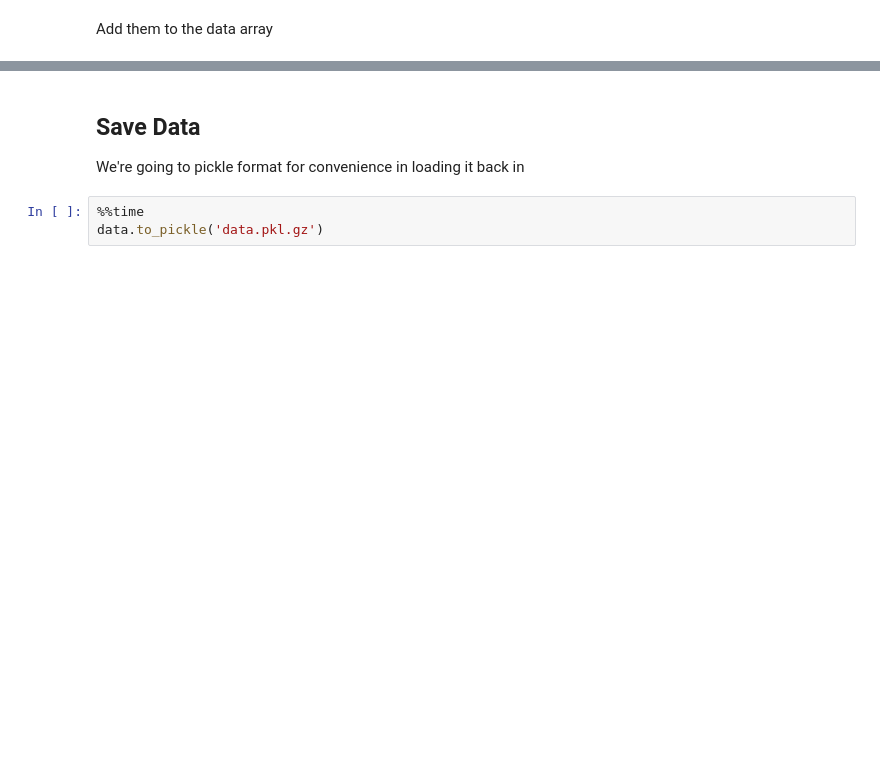
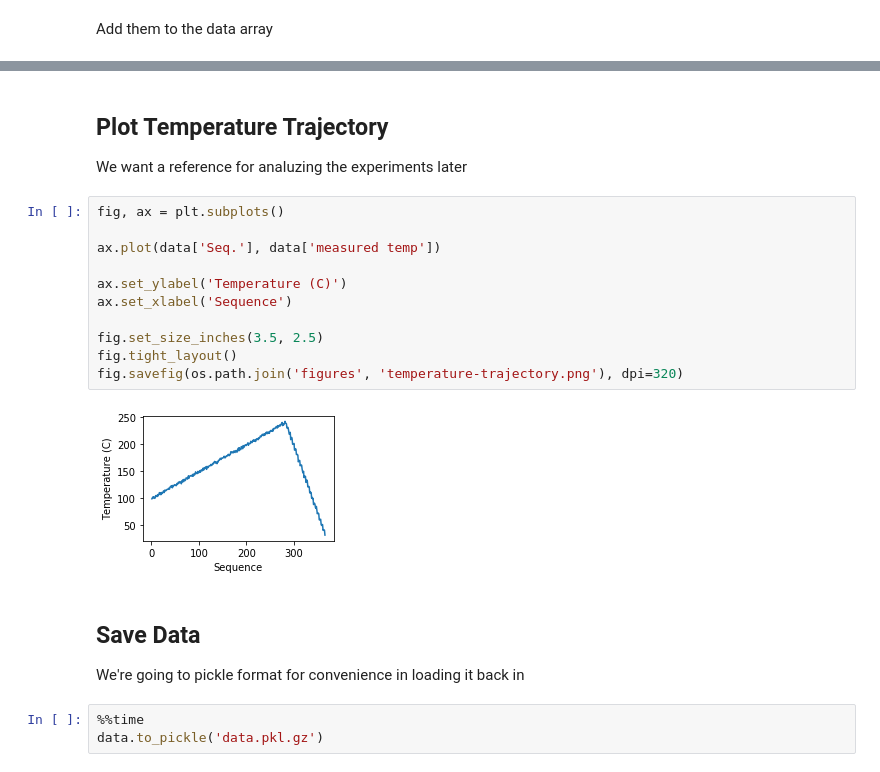
Before and after one commit to globus-labs/multimodal-ldrd, a Jupyter notebook: 0_extract-data.ipynb, the cells around one changed output, grey strips where cells are left out. Saved outputs shown, nothing was run; the diff lists cells and outputs as text; blank space fills up the shorter version.

```diff
--- a/0_extract-data.ipynb
+++ b/0_extract-data.ipynb
@@ -139,3 +142,19 @@ AttributeError: 'NoneType' object has no attribute 'copy'
+# %% [markdown]
+## Plot Temperature Trajectory
+We want a reference for analuzing the experiments later
+# %%
+fig, ax = plt.subplots()
+
+ax.plot(data['Seq.'], data['measured temp'])
+
+ax.set_ylabel('Temperature (C)')
+ax.set_xlabel('Sequence')
+
+fig.set_size_inches(3.5, 2.5)
+fig.tight_layout()
+fig.savefig(os.path.join('figures', 'temperature-trajectory.png'), dpi=320)
+# %% [output]
+[figure, added]
 # %% [markdown]
 ## Save Data
 We're going to pickle format for convenience in loading it back in
```
Also changed, not shown: parts of 7 cells of this notebook, 10 other files.
